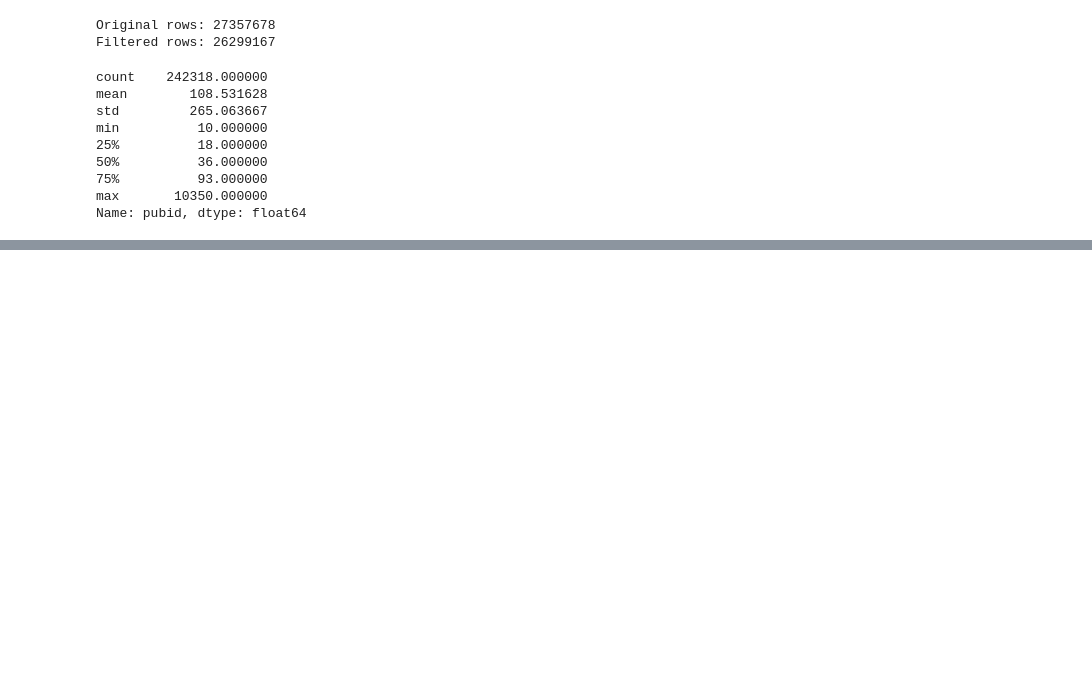
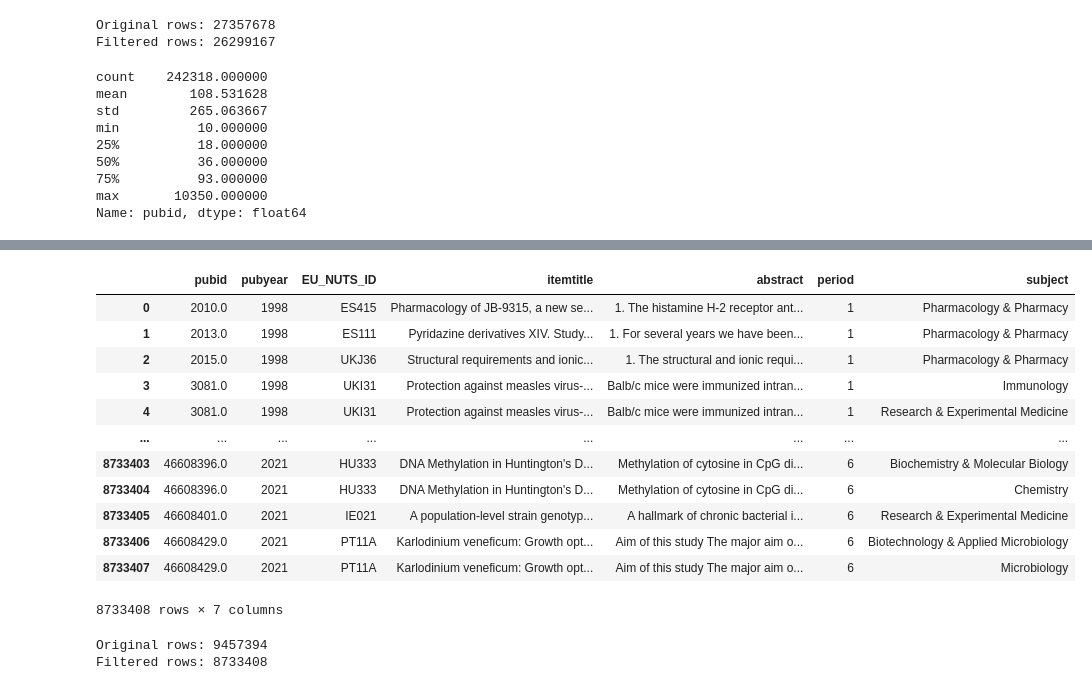
Before and after one commit to awekim/ContentNovelty, a Jupyter notebook: 1_data_construction.ipynb, the cells around one changed output, grey strips where cells are left out. Drawn from its saved outputs; the diff is of its cells as text; code cells hidden in the pictures; blank space fills up the shorter version.

```diff
--- a/1_data_construction.ipynb
+++ b/1_data_construction.ipynb
@@ -308,0 +542,31 @@ df_filtered.to_csv('1_df_filtered.csv', index=False)
+# %%
+# Step 1: Count number of unique pubid per group
+group_counts = df.groupby(['period', 'EU_NUTS_ID', 'subject'])['pubid'].nunique().reset_index(name='count')
+
+# Step 2: Filter to only keep groups with count >= 10
+valid_groups = group_counts[group_counts['count'] >= 10][['period', 'EU_NUTS_ID', 'subject']]
+
+# Step 3: Merge with original dataframe to keep only valid rows
+df_filtered_2 = df.merge(valid_groups, on=['period', 'EU_NUTS_ID', 'subject'], how='inner')
+df_filtered_2
+# %% [output]
+|  | pubid | pubyear | EU_NUTS_ID | itemtitle | abstract | period | subject |
+| 0 | 2010.0 | 1998 | ES415 | Pharmacology of JB-9315, a new se... | 1. The histamine H-2 receptor ant... | 1 | Pharmacology & Pharmacy |
+| 1 | 2013.0 | 1998 | ES111 | Pyridazine derivatives XIV. Study... | 1. For several years we have been... | 1 | Pharmacology & Pharmacy |
+| 2 | 2015.0 | 1998 | UKJ36 | Structural requirements and ionic... | 1. The structural and ionic requi... | 1 | Pharmacology & Pharmacy |
+| 3 | 3081.0 | 1998 | UKI31 | Protection against measles virus-... | Balb/c mice were immunized intran... | 1 | Immunology |
+| 4 | 3081.0 | 1998 | UKI31 | Protection against measles virus-... | Balb/c mice were immunized intran... | 1 | Research & Experimental Medicine |
+| ... | ... | ... | ... | ... | ... | ... | ... |
+| 8733403 | 46608396.0 | 2021 | HU333 | DNA Methylation in Huntington's D... | Methylation of cytosine in CpG di... | 6 | Biochemistry & Molecular Biology |
+| 8733404 | 46608396.0 | 2021 | HU333 | DNA Methylation in Huntington's D... | Methylation of cytosine in CpG di... | 6 | Chemistry |
+| 8733405 | 46608401.0 | 2021 | IE021 | A population-level strain genotyp... | A hallmark of chronic bacterial i... | 6 | Research & Experimental Medicine |
+| 8733406 | 46608429.0 | 2021 | PT11A | Karlodinium veneficum: Growth opt... | Aim of this study The major aim o... | 6 | Biotechnology & Applied Microbiology |
+| 8733407 | 46608429.0 | 2021 | PT11A | Karlodinium veneficum: Growth opt... | Aim of this study The major aim o... | 6 | Microbiology |
+8733408 rows × 7 columns
+# %%
+# Optional: check result
+print(f"Original rows: {len(df)}")
+print(f"Filtered rows: {len(df_filtered_2)}")
+# %% [output]
+Original rows: 9457394
+Filtered rows: 8733408
```
Also changed, not shown: parts of 24 cells of this notebook, 1 other file.
